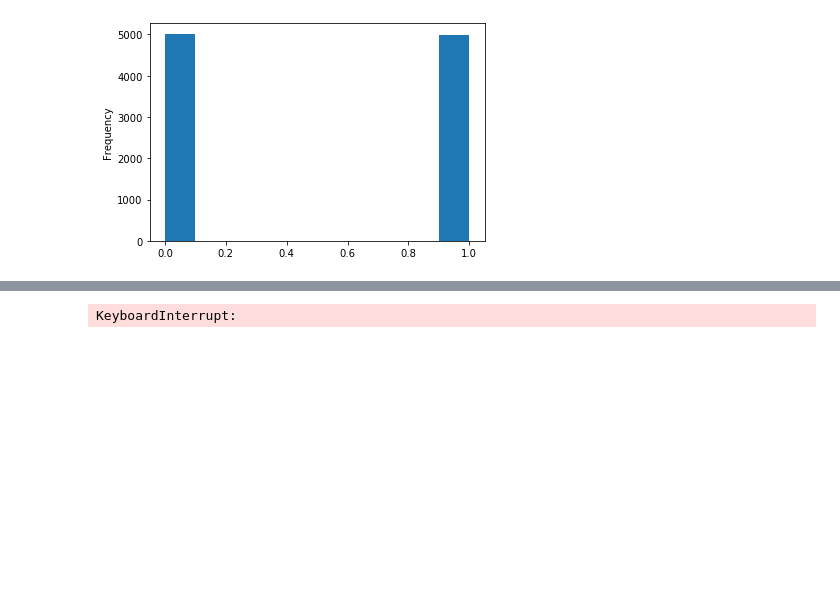
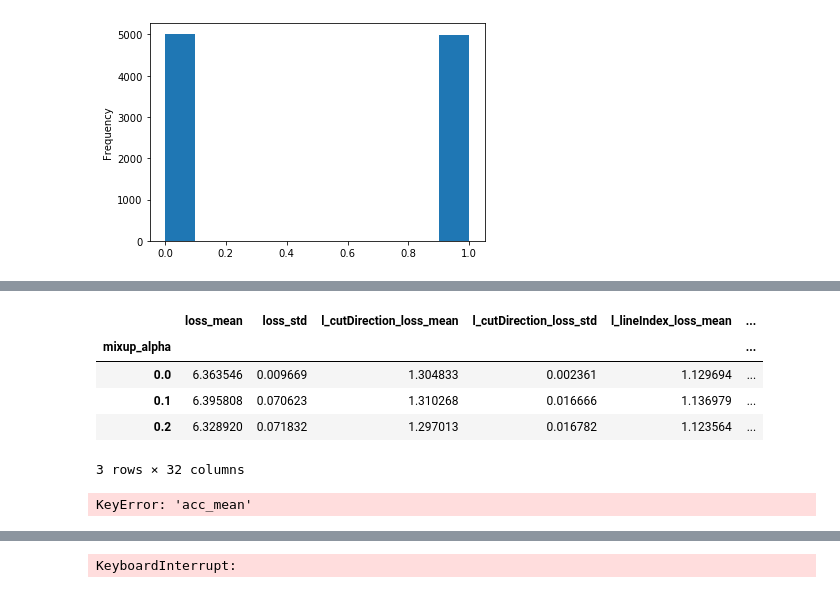
Before and after one commit to ronaldluc/DeepSaber, a Jupyter notebook: research/action_vectors/create_action_embeddings.ipynb, the cells around one changed output, grey strips where cells are left out. Drawn from its saved outputs; the diff is of its cells as text; code cells hidden in the pictures; blank space fills up the shorter version.

```diff
--- a/research/action_vectors/create_action_embeddings.ipynb
+++ b/research/action_vectors/create_action_embeddings.ipynb
@@ -836,0 +857,66 @@ work/
+# %%
+def process_col(ser):
+    res = {
+        f'mean': ser.mean(),
+        f'std': ser.std(),
+    }
+    return pd.Series(res)
+
+def get_stats(df):
+#     print(df)
+    ser = pd.Series()
+    for col in df.columns:
+        ser[f'{col}_mean'] = df[col].mean()
+        ser[f'{col}_std'] = df[col].std()
+#     return df.apply(process_col)
+    return ser
+
+
+res = df.groupby(df.index).apply(get_stats)
+res.head()
+# %% [output]
+|  | loss_mean | loss_std | l_cutDirection_loss_mean | l_cutDirection_loss_std | l_lineIndex_loss_mean | ... |
+| mixup_alpha |  |  |  |  |  | ... |
+| 0.0 | 6.363546 | 0.009669 | 1.304833 | 0.002361 | 1.129694 | ... |
+| 0.1 | 6.395808 | 0.070623 | 1.310268 | 0.016666 | 1.136979 | ... |
+| 0.2 | 6.328920 | 0.071832 | 1.297013 | 0.016782 | 1.123564 | ... |
+3 rows × 32 columns
+# %%
+# libraries
+import numpy as np
+import matplotlib.pyplot as plt
+
+# width of the bars
+barWidth = 0.3
+
+# Choose the height of the blue bars
+bars1 = res['acc_mean']
+
+# Choose the height of the cyan bars
+bars2 = res['loss_mean']
+
+# Choose the height of the error bars (bars1)
+yer1 = res['acc_std'] * 2
+
+# Choose the height of the error bars (bars2)
+yer2 = res['loss_std'] * 2
+
+# The x position of bars
+r1 = np.arange(len(bars1))
+r2 = [x + barWidth for x in r1]
+
+# Create blue bars
+plt.bar(r1, bars1, width = barWidth, color = 'blue', edgecolor = 'black', yerr=yer1, capsize=7, label='poacee')
+
+# Create cyan bars
+plt.bar(r2, bars2, width = barWidth, color = 'cyan', edgecolor = 'black', yerr=yer2, capsize=7, label='sorgho')
+
+# general layout
+plt.xticks([r + barWidth for r in range(len(bars1))], ['cond_A', 'cond_B', 'cond_C'])
+plt.ylabel('height')
+plt.legend()
+
+# Show graphic
+plt.show()
+# %% [output]
+KeyError: 'acc_mean'
```
Also changed, not shown: parts of 13 cells of this notebook, 9 other files.
